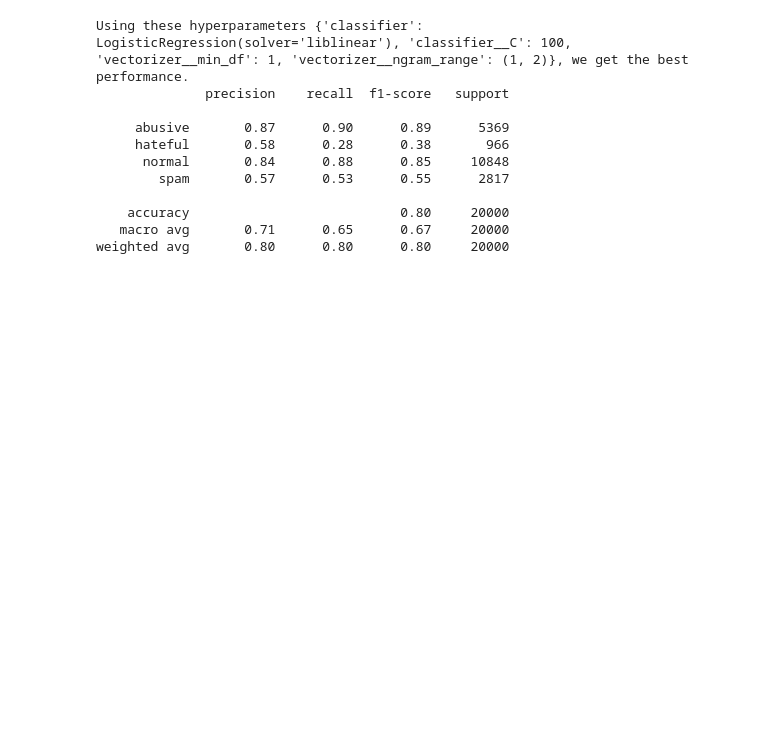
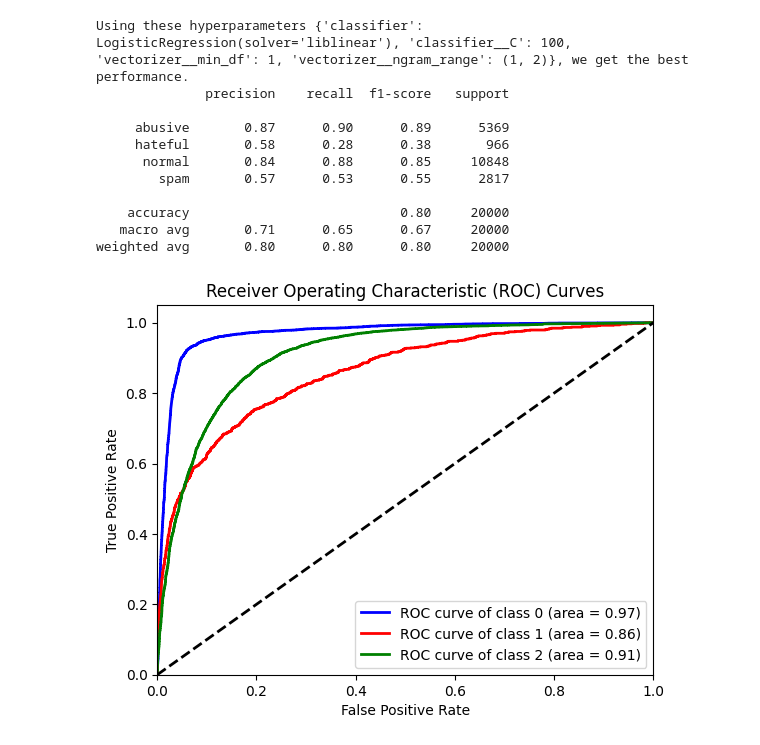
Before and after one commit to annekroon/gesis-machine-learning, a Jupyter notebook: fall-2025/fall-2025_exercises/day4/exercises/exercise-afternoon/challenge-solution-f1-score.ipynb, the cells around one changed output. Saved outputs shown, nothing was run; the diff lists cells and outputs as text; code cells hidden in the pictures; blank space fills up the shorter version.

```diff
--- a/fall-2025/fall-2025_exercises/day4/exercises/exercise-afternoon/challenge-solution-f1-score.ipynb
+++ b/fall-2025/fall-2025_exercises/day4/exercises/exercise-afternoon/challenge-solution-f1-score.ipynb
@@ -250,13 +250,13 @@ weighted avg       0.80      0.80      0.80     20000
 #WARNING: this can be slow [30+ minutes for me], since spacy only allows 1 cpu and needs to be loaded
 
 import spacy
-nlp = spacy.load("en_core_web_sm", disable=["parser", "ner", "textcat"]) # disable unused components for speed
+nlp = spacy.load("en_core_web_sm")
 
 def spacy_lemmatizer(text):
     doc = nlp(text)
     return [token.lemma_ for token in doc]
 
-advanced_grid2 = {#'vectorizer__stop_words':[None, stopwords_list], # stopword removal #left this out since spacy also removes stopwords
+advanced_grid2 = {#'vectorizer__stop_words':[None, stopwords_list], # stopword removal #left this out since not compatibel with spacy tokenizer, should remove stopwords in spacy tokenizer instead
         #'vectorizer__max_df':[0.4, 1.0], # exclude terms in more than *40%* or 100% of the docs #left this out since max_df=1.0 yielded best results above
         #'vectorizer__min_df':[1, 5], left this out since min_df=1 yielded best results above, but optional could exclude terms in less than 1 or 5 documents. #why could this still matter?
         'vectorizer__ngram_range':[(1,1), (1,2)], # consider only unigrams, or both unigrams and bigrams
@@ -274,7 +274,9 @@ search3.fit(X_train, y_train)
 print(f'Using these hyperparameters {search3.best_params_}, we get the best performance.')
 print(classification_report(y_test, search3.predict(X_test)))
 # %%
-# Faster alternative: perform a separate gridsearch for spacy lemmatizer:
+# Faster alternative: perform a separate gridsearch for spacy lemmatizer (still 10+ minutes for me):
+import spacy
+nlp = spacy.load("en_core_web_sm")
 
 # Pre-lemmatize all texts with spaCy (do this ONCE)
 def lemmatize_texts(texts):
@@ -360,3 +362,32 @@ Using these hyperparameters {'classifier': LogisticRegression(solver='liblinear'
     accuracy                           0.80     20000
    macro avg       0.71      0.65      0.67     20000
 weighted avg       0.80      0.80      0.80     20000
+# %%
+#look at ROC curves for the best model:
+from sklearn.metrics import roc_curve, auc
+y_prob = search_classifier.predict_proba(X_test)
+y_test_binarized = pd.get_dummies(y_test, drop_first=False).values  #binarize the output labels for multiclass ROC AUC
+fpr = dict()
+tpr = dict()
+roc_auc = dict()
+n_classes = y_test_binarized.shape[1]
+for i in range(n_classes):
+    fpr[i], tpr[i], _ = roc_curve(y_test_binarized[:, i], y_prob[:, i])
+    roc_auc[i] = auc(fpr[i], tpr[i])
+# Plot ROC curves for each class
+plt.figure()
+colors = ['blue', 'red', 'green']
+for i, color in zip(range(n_classes), colors):
+    plt.plot(fpr[i], tpr[i], color=color, lw=2,
+             label='ROC curve of class {0} (area = {1:0.2f})'
+             ''.format(i, roc_auc[i]))
+plt.plot([0, 1], [0, 1], 'k--', lw=2)
+plt.xlim([0.0, 1.0])
+plt.ylim([0.0, 1.05])
+plt.xlabel('False Positive Rate')
+plt.ylabel('True Positive Rate')
+plt.title('Receiver Operating Characteristic (ROC) Curves')
+plt.legend(loc="lower right")
+plt.show()
+# %% [output]
+[figure, added]
```
Also changed, not shown: parts of 3 cells of this notebook.
